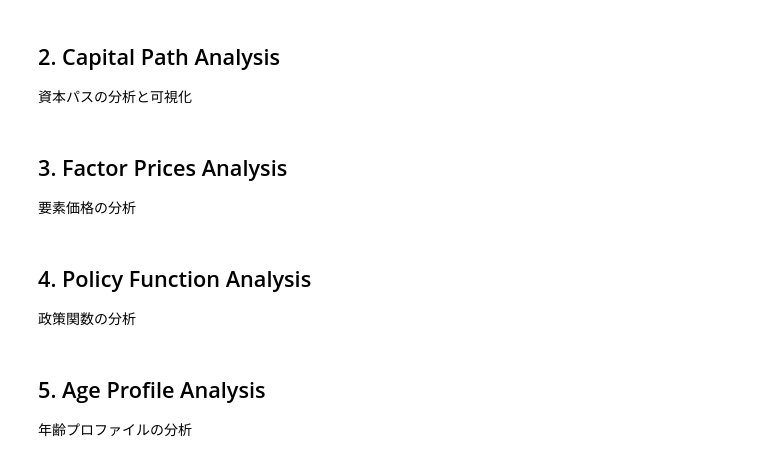
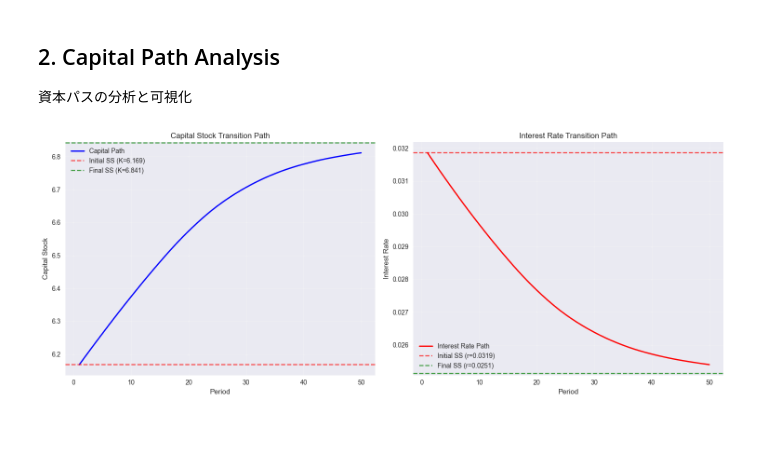
Before and after one commit to tomoyahiroe/olg, a Jupyter notebook: main.ipynb, the cells around one changed output. Saved outputs shown, nothing was run; the diff lists cells and outputs as text; code cells hidden in the pictures; blank space fills up the shorter version.

```diff
--- a/main.ipynb
+++ b/main.ipynb
@@ -102,34 +102,49 @@ tr_setting, initial_result, final_result, K_path, opt_indexes, aprimes = run_tra
 ## 2. Capital Path Analysis
 資本パスの分析と可視化
 # %%
+def calculate_factor_prices_path(tr_setting, K_path, initial_setting):
+    """移行過程の要素価格を計算"""
+    L = initial_setting.Njw / initial_setting.NJ  # 労働供給
+
+    r_path = np.zeros(tr_setting.NT)
+    w_path = np.zeros(tr_setting.NT)
+
+    for t in range(tr_setting.NT):
+        K_t = K_path[t]
+        r_path[t] = initial_setting.alpha * (K_t / L) ** (initial_setting.alpha - 1) - initial_setting.delta
+        w_path[t] = (1 - initial_setting.alpha) * (K_t / L) ** initial_setting.alpha
+
+    return r_path, w_path
+
 def plot_capital_path(tr_setting, K_path, initial_result, final_result):
-    """資本パスをプロット"""
+    """資本パスと金利パスをプロット"""
     fig, (ax1, ax2) = plt.subplots(1, 2, figsize=(15, 6))
 
     # 資本パス
     periods = np.arange(1, tr_setting.NT + 1)
     ax1.plot(periods, K_path, 'b-', linewidth=2, label='Capital Path')
     ax1.axhline(y=initial_result.K, color='red', linestyle='--', alpha=0.7, label=f'Initial SS (K={initial_result.K:.3f})')
     ax1.axhline(y=final_result.K, color='green', linestyle='--', alpha=0.7, label=f'Final SS (K={final_result.K:.3f})')
     ax1.set_xlabel('Period')
     ax1.set_ylabel('Capital Stock')
     ax1.set_title('Capital Stock Transition Path')
     ax1.legend()
     ax1.grid(True, alpha=0.3)
 
-    # 政策パラメータ（ψ）の変化
-    psi_path = tr_setting.rhoT
-    ax2.plot(periods, psi_path, 'r-', linewidth=2, label='Income Replacement Rate (ψ)')
+    # 金利パス
+    r_path, _ = calculate_factor_prices_path(tr_setting, K_path, initial_result.hp)
+    ax2.plot(periods, r_path, 'r-', linewidth=2, label='Interest Rate Path')
+    ax2.axhline(y=initial_result.r, color='red', linestyle='--', alpha=0.7, label=f'Initial SS (r={initial_result.r:.4f})')
+    ax2.axhline(y=final_result.r, color='green', linestyle='--', alpha=0.7, label=f'Final SS (r={final_result.r:.4f})')
     ax2.set_xlabel('Period')
-    ax2.set_ylabel('ψ (Income Replacement Rate)')
-    ax2.set_title('Policy Parameter Transition')
+    ax2.set_ylabel('Interest Rate')
+    ax2.set_title('Interest Rate Transition Path')
     ax2.legend()
     ax2.grid(True, alpha=0.3)
 
     plt.tight_layout()
     plt.show()
 
 plot_capital_path(tr_setting, K_path, initial_result, final_result)
+# %% [output]
+[figure, added]
-# %% [markdown]
-## 3. Factor Prices Analysis
-要素価格の分析
@@ -182,3 +150,0 @@ plot_factor_prices(tr_setting, K_path, initial_result.setting, initial_result, f
-# %% [markdown]
-## 4. Policy Function Analysis
-政策関数の分析
@@ -224,3 +150,0 @@ plot_policy_functions(tr_setting, aprimes, initial_result)
-# %% [markdown]
-## 5. Age Profile Analysis
-年齢プロファイルの分析
```
Also changed, not shown: parts of 10 cells of this notebook, 2 other files.
